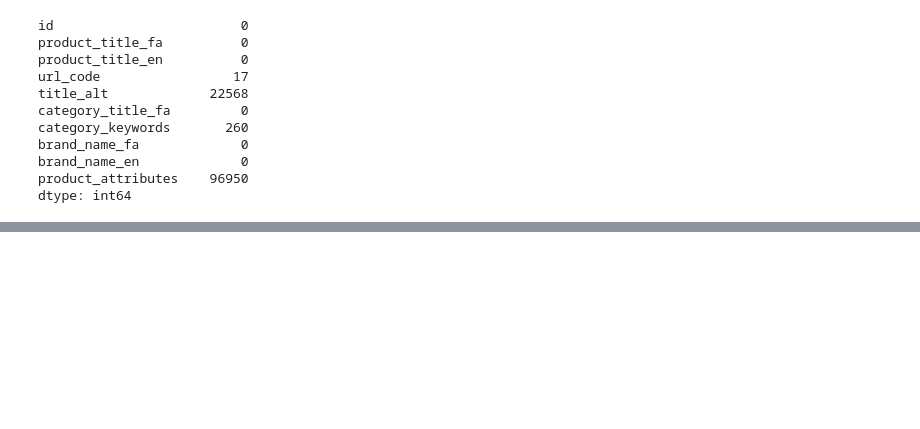
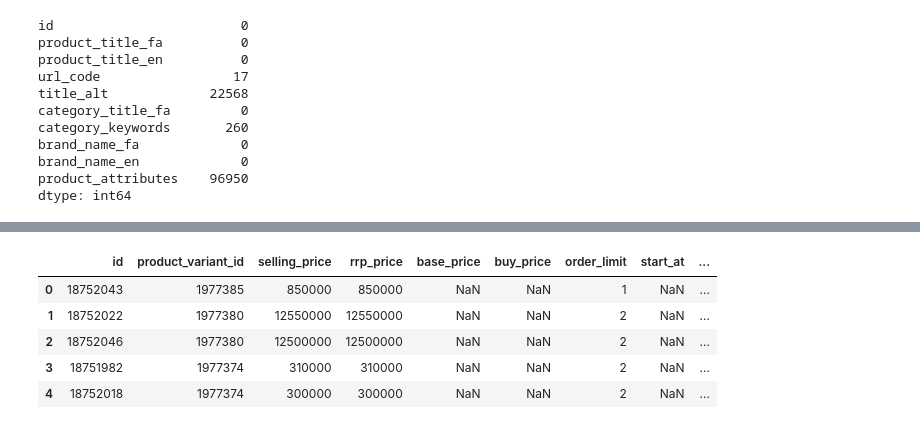
Before and after one commit to nahbos/Data-Mining-on-DigiKala-datasets, a Jupyter notebook: DM-1thProj-Q4.ipynb, the cells around one changed output, grey strips where cells are left out. Saved outputs shown, nothing was run; the diff lists cells and outputs as text; code cells hidden in the pictures; blank space fills up the shorter version.

```diff
--- a/DM-1thProj-Q4.ipynb
+++ b/DM-1thProj-Q4.ipynb
@@ -115,0 +148,10 @@ missed_values_after_fill_in
+# %%
+order_date_manipulated = order_date.replace(to_replace='\\N', value= np.nan)
+order_date_manipulated.head()
+# %% [output]
+|  | id | product_variant_id | selling_price | rrp_price | base_price | buy_price | order_limit | start_at | ... |
+| 0 | 18752043 | 1977385 | 850000 | 850000 | NaN | NaN | 1 | NaN | ... |
+| 1 | 18752022 | 1977380 | 12550000 | 12550000 | NaN | NaN | 2 | NaN | ... |
+| 2 | 18752046 | 1977380 | 12500000 | 12500000 | NaN | NaN | 2 | NaN | ... |
+| 3 | 18751982 | 1977374 | 310000 | 310000 | NaN | NaN | 2 | NaN | ... |
+| 4 | 18752018 | 1977374 | 300000 | 300000 | NaN | NaN | 2 | NaN | ... |
```
Also changed, not shown: parts of 24 cells of this notebook.
